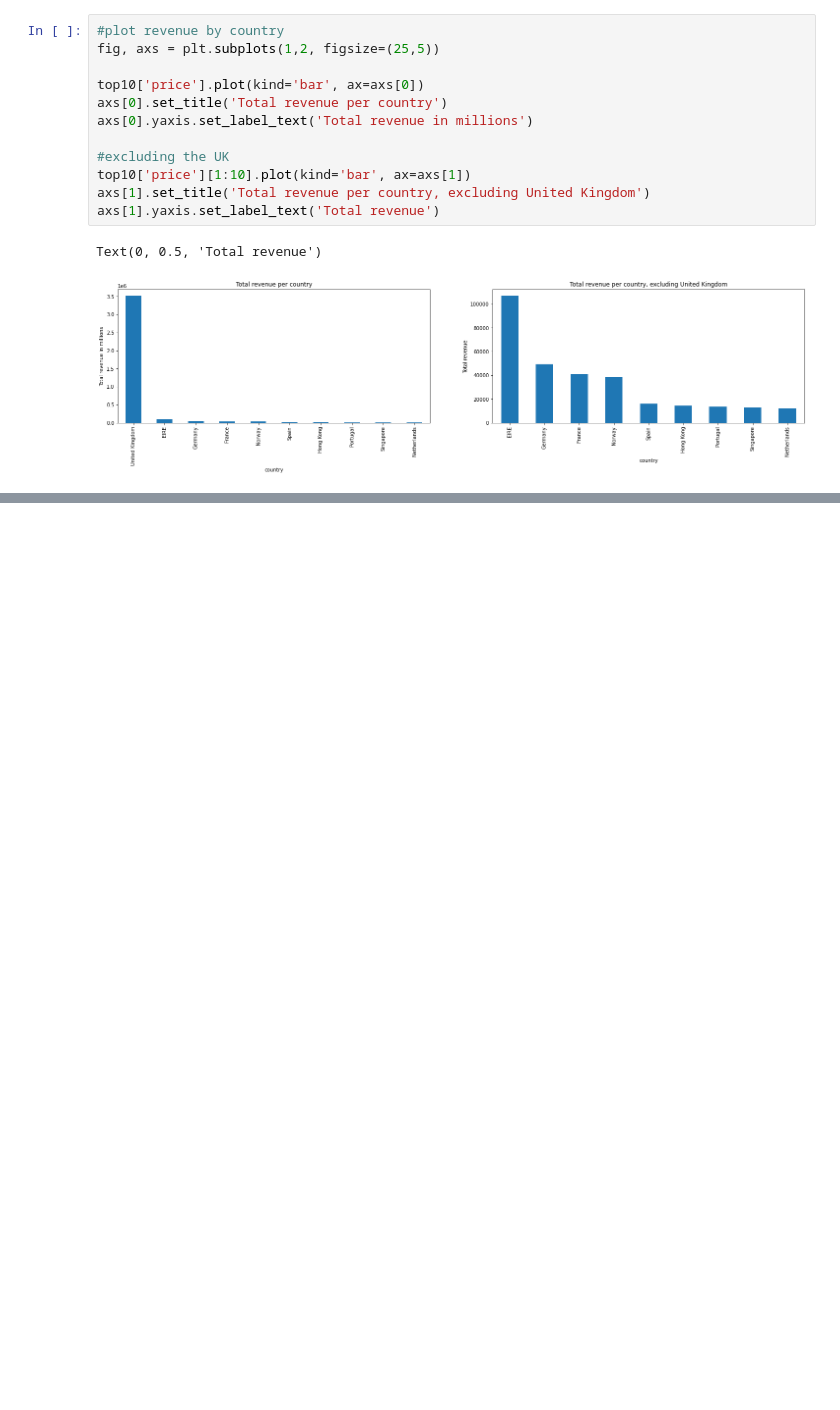
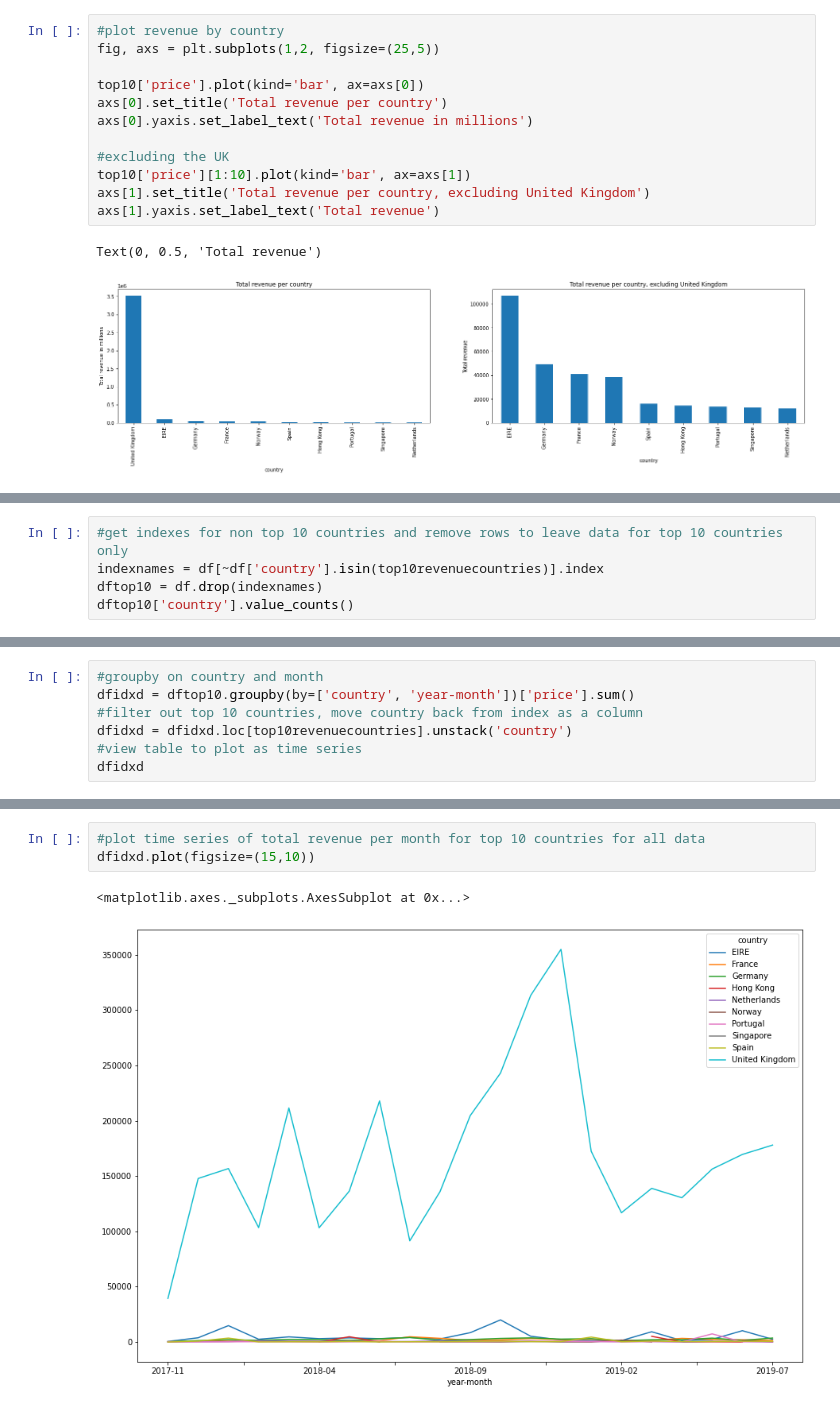
Before and after one commit to richardcure/capstone, a Jupyter notebook: EDA.ipynb, the cells around one changed output, grey strips where cells are left out. Saved outputs shown, nothing was run; the diff lists cells and outputs as text; blank space fills up the shorter version.

Commit message:
data visualisations completed for total price per month for top 10 revenue countries

```diff
--- a/EDA.ipynb
+++ b/EDA.ipynb
@@ -202,0 +173,5 @@ array([('2017-11', 'Australia'), ('2017-11', 'Austria'),
+# %%
+#get indexes for non top 10 countries and remove rows to leave data for top 10 countries only
+indexnames = df[~df['country'].isin(top10revenuecountries)].index
+dftop10 = df.drop(indexnames)
+dftop10['country'].value_counts()
@@ -202,0 +196,7 @@ array([('2017-11', 'Australia'), ('2017-11', 'Austria'),
+# %%
+#groupby on country and month
+dfidxd = dftop10.groupby(by=['country', 'year-month'])['price'].sum()
+#filter out top 10 countries, move country back from index as a column
+dfidxd = dfidxd.loc[top10revenuecountries].unstack('country')
+#view table to plot as time series
+dfidxd
@@ -202,0 +222,6 @@ array([('2017-11', 'Australia'), ('2017-11', 'Austria'),
+# %%
+#plot time series of total revenue per month for top 10 countries for all data
+dfidxd.plot(figsize=(15,10))
+# %% [output]
+<matplotlib.axes._subplots.AxesSubplot at 0x...>
+[figure, added]
```
Also changed, not shown: parts of 10 cells of this notebook.
